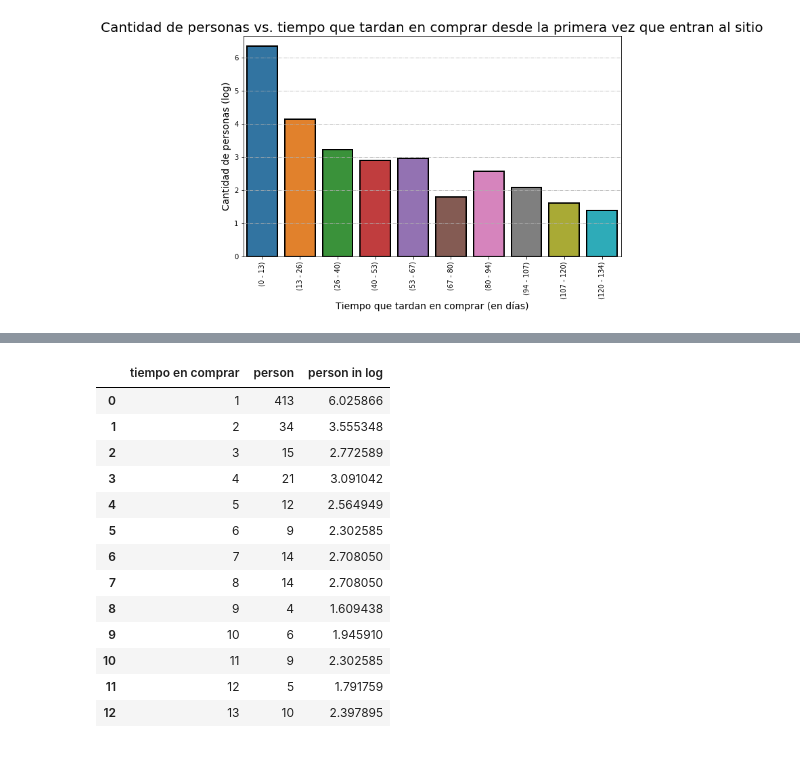
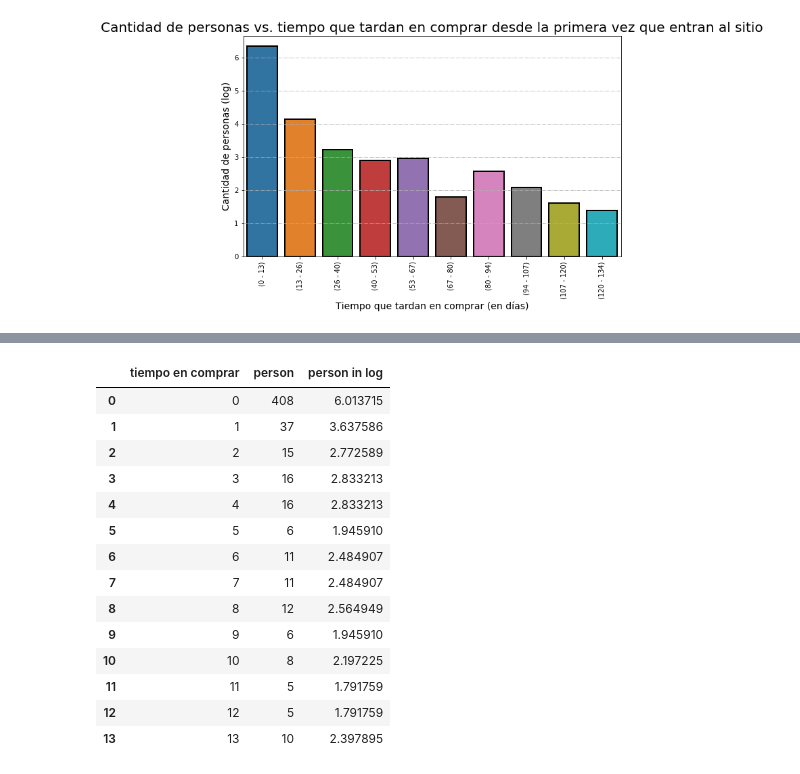
Before and after one commit to SDorgan/TP_Orga_Datos_2018_2C, a Jupyter notebook: Cantidad de personas vs. tiempo que tardan en comprar desde la primera vez que entran al sitio.ipynb, the cells around one changed output, grey strips where cells are left out. Saved outputs shown, nothing was run; the diff lists cells and outputs as text; code cells hidden in the pictures.

```diff
--- a/Cantidad de personas vs. tiempo que tardan en comprar desde la primera vez que entran al sitio.ipynb
+++ b/Cantidad de personas vs. tiempo que tardan en comprar desde la primera vez que entran al sitio.ipynb
@@ -123,6 +123,6 @@ ax.figure.set_figwidth(10)
 #Tomo los datos cuya variable "tiempo en comprar" está entre 0 y 13 días (aprox)
 datos_primeras_compras = datos_gente[(datos_gente['tiempo en comprar'] <  '13 days 12:00:00') ]
 
-datos_13_primeros_bins = datos_primeras_compras.groupby(pd.cut(datos_primeras_compras["tiempo en comprar"], 13, labels = ('1', '2', '3','4','5','6','7','8','9','10','11','12','13'))).count()
+datos_14_primeros_bins = datos_primeras_compras.groupby(pd.cut(datos_primeras_compras["tiempo en comprar"], 14, labels = ('0','1', '2', '3','4','5','6','7','8','9','10','11','12','13'))).count()
 
-datos_13_primeros_bins = datos_13_primeros_bins[["person"]]
+datos_14_primeros_bins = datos_14_primeros_bins[["person"]]
@@ -146,0 +129,3 @@ datos_13_primeros_bins
+# %%
+datos_14_primeros_bins = datos_14_primeros_bins.reset_index()
+datos_14_primeros_bins
@@ -147,19 +148,20 @@ datos_13_primeros_bins
 # %%
-datos_13_primeros_bins["person in log"] = np.log(datos_13_primeros_bins["person"]+1)
-datos_13_primeros_bins
+datos_14_primeros_bins["person in log"] = np.log(datos_14_primeros_bins["person"]+1)
+datos_14_primeros_bins
 # %% [output]
 |  | tiempo en comprar | person | person in log |
-| 0 | 1 | 413 | 6.025866 |
-| 1 | 2 | 34 | 3.555348 |
-| 2 | 3 | 15 | 2.772589 |
-| 3 | 4 | 21 | 3.091042 |
-| 4 | 5 | 12 | 2.564949 |
-| 5 | 6 | 9 | 2.302585 |
-| 6 | 7 | 14 | 2.708050 |
-| 7 | 8 | 14 | 2.708050 |
-| 8 | 9 | 4 | 1.609438 |
-| 9 | 10 | 6 | 1.945910 |
-| 10 | 11 | 9 | 2.302585 |
-| 11 | 12 | 5 | 1.791759 |
-| 12 | 13 | 10 | 2.397895 |
+| 0 | 0 | 408 | 6.013715 |
+| 1 | 1 | 37 | 3.637586 |
+| 2 | 2 | 15 | 2.772589 |
+| 3 | 3 | 16 | 2.833213 |
+| 4 | 4 | 16 | 2.833213 |
+| 5 | 5 | 6 | 1.945910 |
+| 6 | 6 | 11 | 2.484907 |
+| 7 | 7 | 11 | 2.484907 |
+| 8 | 8 | 12 | 2.564949 |
+| 9 | 9 | 6 | 1.945910 |
+| 10 | 10 | 8 | 2.197225 |
+| 11 | 11 | 5 | 1.791759 |
+| 12 | 12 | 5 | 1.791759 |
+| 13 | 13 | 10 | 2.397895 |
 # %%
```
Also changed, not shown: parts of 3 cells of this notebook, 2 other files.
